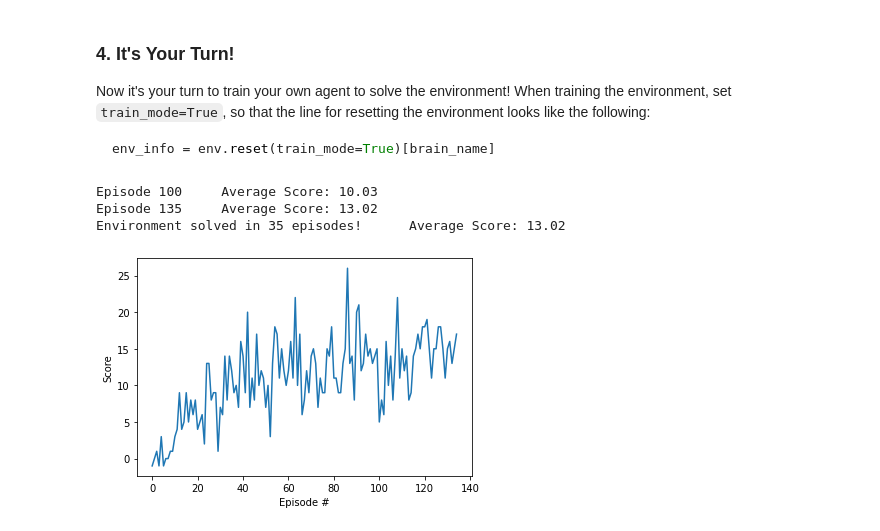
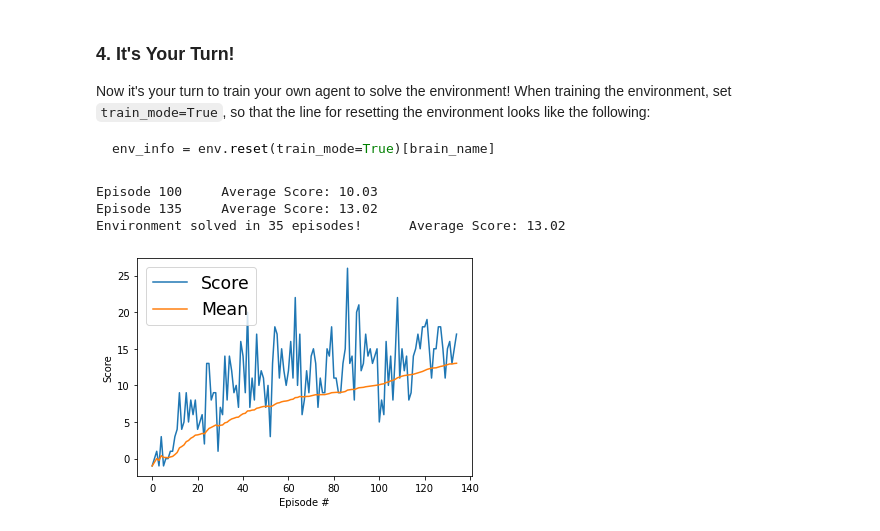
Before and after one commit to ahrav/Deep-Reinforcement-Learning, a Jupyter notebook: p1_navigation/Navigation.ipynb, the cells around one changed output. Drawn from its saved outputs; the diff is of its cells as text; code cells hidden in the pictures.

```diff
--- a/p1_navigation/Navigation.ipynb
+++ b/p1_navigation/Navigation.ipynb
@@ -148,6 +148,7 @@ def dqn(n_episodes=2000, max_t=1000, eps_start=1.0, eps_end=0.01, eps_decay=0.09
     """
     agent = Agent(state_size, action_size, seed=0)
     scores = []
+    scores_mean = []  # list the mean of the window scores
     scores_window = deque(maxlen=100)
     eps = eps_start
     for i_episode in range(1, n_episodes+1):
@@ -161,33 +162,36 @@ def dqn(n_episodes=2000, max_t=1000, eps_start=1.0, eps_end=0.01, eps_decay=0.09
             next_state = env_info.vector_observations[0]   # get the next state
             reward = env_info.rewards[0]                   # get the reward
             done = env_info.local_done[0]
             agent.step(state, action, reward, next_state, done)
             state = next_state
             score += reward
             if done:
                 break
         scores_window.append(score)
         scores.append(score)
+        scores_mean.append(np.mean(scores_window))
         eps = max(eps*eps_decay, eps_end)
         print('\rEpisode {}\tAverage Score: {:.2f}'.format(i_episode, np.mean(scores_window)), end="")
         if i_episode % 100 == 0:
             print('\rEpisode {}\tAverage Score: {:.2f}'.format(i_episode, np.mean(scores_window)))
         if np.mean(scores_window)>=13.0:
             print('\nEnvironment solved in {:d} episodes!\tAverage Score: {:.2f}'.format(i_episode-100, np.mean(scores_window)))
             torch.save(agent.qnetwork_local.state_dict(), 'checkpoint.pth')
             break
-    return scores
+    return scores, scores_mean
 
-scores = dqn()
+scores, mean = dqn()
 # plot the scores
 fig = plt.figure()
 ax = fig.add_subplot(111)
 plt.plot(np.arange(len(scores)), scores)
+plt.plot(np.arange(len(mean)), mean)
 plt.ylabel('Score')
 plt.xlabel('Episode #')
+plt.legend(('Score', 'Mean'), fontsize='xx-large')
 plt.show()
 # %% [output]
 Episode 100     Average Score: 10.03
 Episode 135     Average Score: 13.02
 Environment solved in 35 episodes!      Average Score: 13.02
-[figure, old version]
+[figure, new version]
```
Also changed, not shown: 3 other files.
